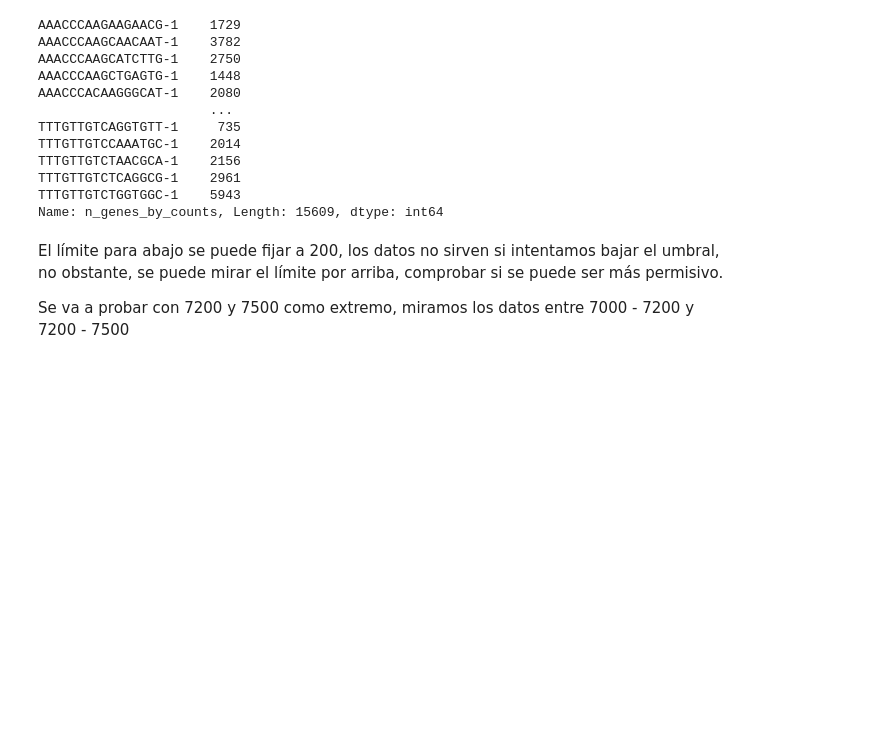
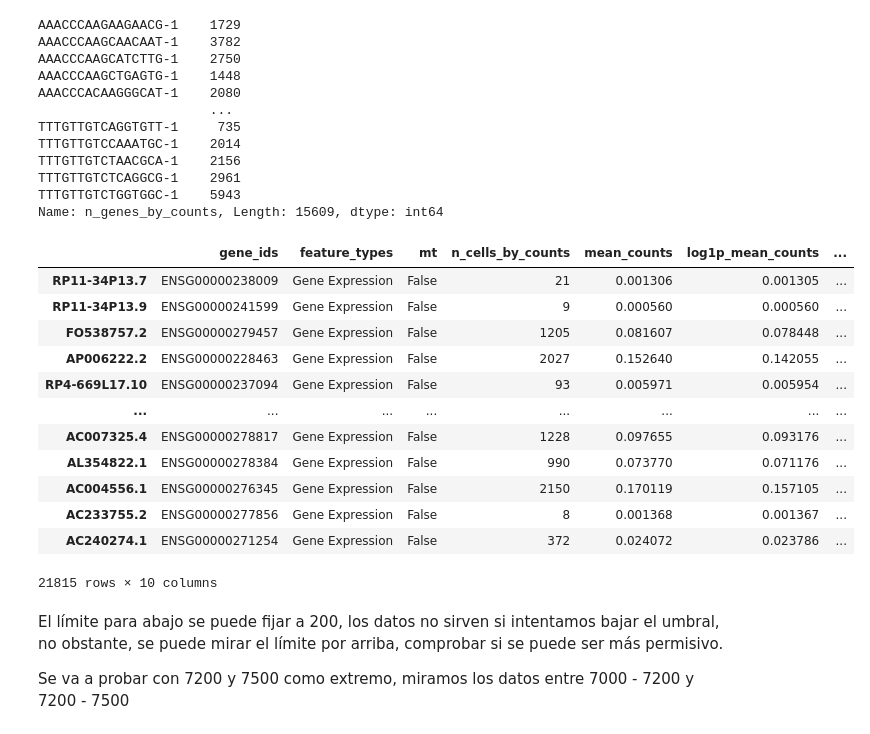
Before and after one commit to YeJhao/tfg, a Jupyter notebook: GSM5076749_HCC1.ipynb, the cells around one changed output. Saved outputs shown, nothing was run; the diff lists cells and outputs as text; code cells hidden in the pictures; blank space fills up the shorter version.

```diff
--- a/GSM5076749_HCC1.ipynb
+++ b/GSM5076749_HCC1.ipynb
@@ -140,6 +141,22 @@ TTTGTTGTCTAACGCA-1    2156
 TTTGTTGTCTCAGGCG-1    2961
 TTTGTTGTCTGGTGGC-1    5943
 Name: n_genes_by_counts, Length: 15609, dtype: int64
+# %%
+hcc1_filter_gen_counts.var
+# %% [output]
+|  | gene_ids | feature_types | mt | n_cells_by_counts | mean_counts | log1p_mean_counts | ... |
+| RP11-34P13.7 | ENSG00000238009 | Gene Expression | False | 21 | 0.001306 | 0.001305 | ... |
+| RP11-34P13.9 | ENSG00000241599 | Gene Expression | False | 9 | 0.000560 | 0.000560 | ... |
+| FO538757.2 | ENSG00000279457 | Gene Expression | False | 1205 | 0.081607 | 0.078448 | ... |
+| AP006222.2 | ENSG00000228463 | Gene Expression | False | 2027 | 0.152640 | 0.142055 | ... |
+| RP4-669L17.10 | ENSG00000237094 | Gene Expression | False | 93 | 0.005971 | 0.005954 | ... |
+| ... | ... | ... | ... | ... | ... | ... | ... |
+| AC007325.4 | ENSG00000278817 | Gene Expression | False | 1228 | 0.097655 | 0.093176 | ... |
+| AL354822.1 | ENSG00000278384 | Gene Expression | False | 990 | 0.073770 | 0.071176 | ... |
+| AC004556.1 | ENSG00000276345 | Gene Expression | False | 2150 | 0.170119 | 0.157105 | ... |
+| AC233755.2 | ENSG00000277856 | Gene Expression | False | 8 | 0.001368 | 0.001367 | ... |
+| AC240274.1 | ENSG00000271254 | Gene Expression | False | 372 | 0.024072 | 0.023786 | ... |
+21815 rows × 10 columns
 # %%
 # Miramos los datos que han sido filtrados
 hcc1_gen_counts_left = hcc1_ann[(hcc1_ann.obs["n_genes_by_counts"] < 200) | (hcc1_ann.obs["n_genes_by_counts"] > 7000)]
```
Also changed, not shown: parts of 26 cells of this notebook, 3 other files.
